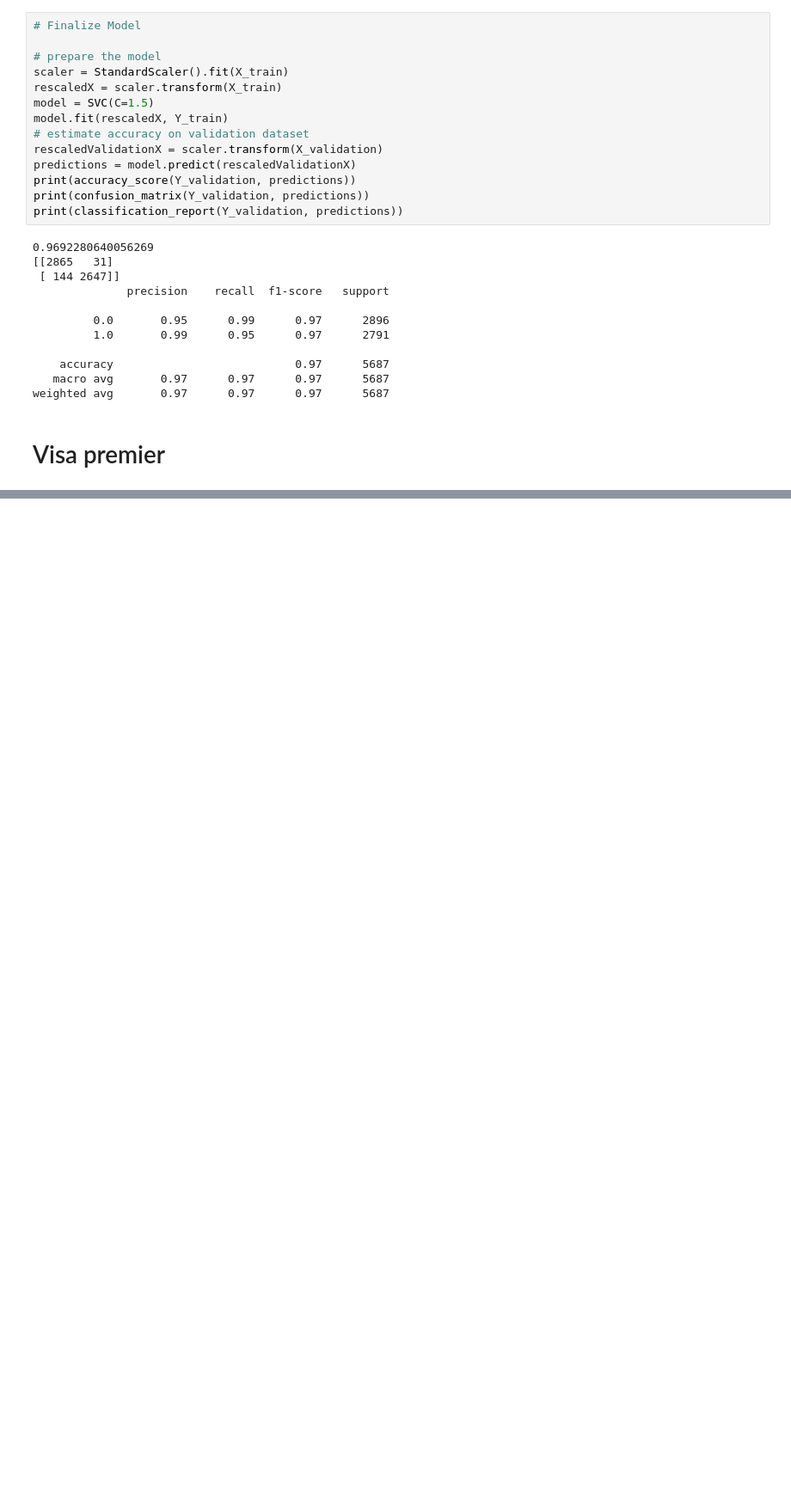
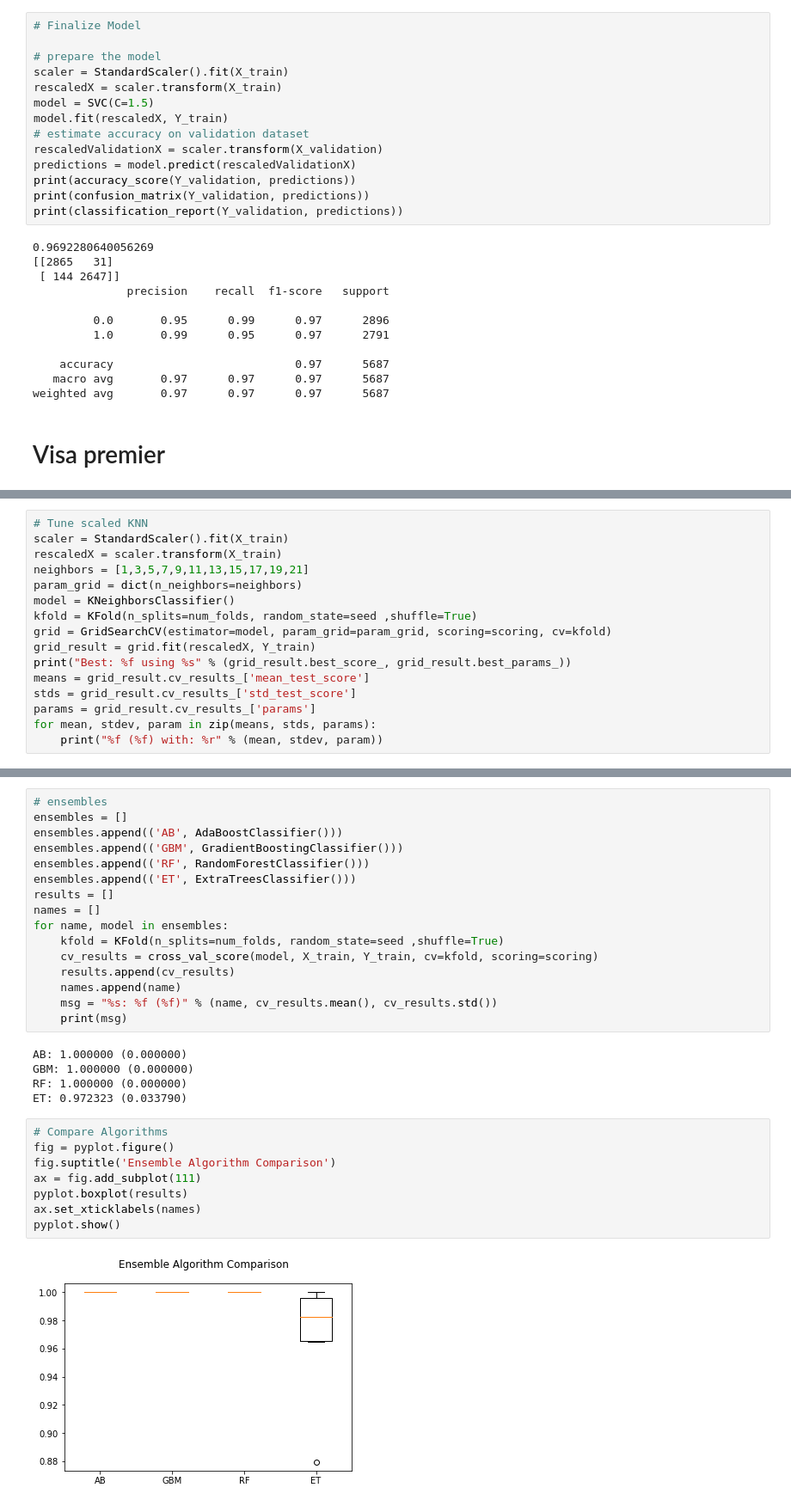
Before and after one commit to SeyfGoumeida/Projet_Data_science1_VisaPremier_CreditCards, a Jupyter notebook: Projet_dataScience_1_M1_2021.ipynb, the cells around one changed output, grey strips where cells are left out. Shown at 86% size. Saved outputs shown, nothing was run; the diff lists cells and outputs as text; blank space fills up the shorter version.

```diff
--- a/Projet_dataScience_1_M1_2021.ipynb
+++ b/Projet_dataScience_1_M1_2021.ipynb
@@ -1213,0 +1334,16 @@ ValueError: could not convert string to float: '.'
+# %%
+# Tune scaled KNN
+scaler = StandardScaler().fit(X_train)
+rescaledX = scaler.transform(X_train)
+neighbors = [1,3,5,7,9,11,13,15,17,19,21]
+param_grid = dict(n_neighbors=neighbors)
+model = KNeighborsClassifier()
+kfold = KFold(n_splits=num_folds, random_state=seed ,shuffle=True)
+grid = GridSearchCV(estimator=model, param_grid=param_grid, scoring=scoring, cv=kfold)
+grid_result = grid.fit(rescaledX, Y_train)
+print("Best: %f using %s" % (grid_result.best_score_, grid_result.best_params_))
+means = grid_result.cv_results_['mean_test_score']
+stds = grid_result.cv_results_['std_test_score']
+params = grid_result.cv_results_['params']
+for mean, stdev, param in zip(means, stds, params):
+    print("%f (%f) with: %r" % (mean, stdev, param))
@@ -1213,0 +1363,31 @@ ValueError: could not convert string to float: '.'
+# %%
+# ensembles
+ensembles = []
+ensembles.append(('AB', AdaBoostClassifier()))
+ensembles.append(('GBM', GradientBoostingClassifier()))
+ensembles.append(('RF', RandomForestClassifier()))
+ensembles.append(('ET', ExtraTreesClassifier()))
+results = []
+names = []
+for name, model in ensembles:
+	kfold = KFold(n_splits=num_folds, random_state=seed ,shuffle=True)
+	cv_results = cross_val_score(model, X_train, Y_train, cv=kfold, scoring=scoring)
+	results.append(cv_results)
+	names.append(name)
+	msg = "%s: %f (%f)" % (name, cv_results.mean(), cv_results.std())
+	print(msg)
+# %% [output]
+AB: 1.000000 (0.000000)
+GBM: 1.000000 (0.000000)
+RF: 1.000000 (0.000000)
+ET: 0.972323 (0.033790)
+# %%
+# Compare Algorithms
+fig = pyplot.figure()
+fig.suptitle('Ensemble Algorithm Comparison')
+ax = fig.add_subplot(111)
+pyplot.boxplot(results)
+ax.set_xticklabels(names)
+pyplot.show()
+# %% [output]
+[figure, added]
```
Also changed, not shown: parts of 22 cells of this notebook.
